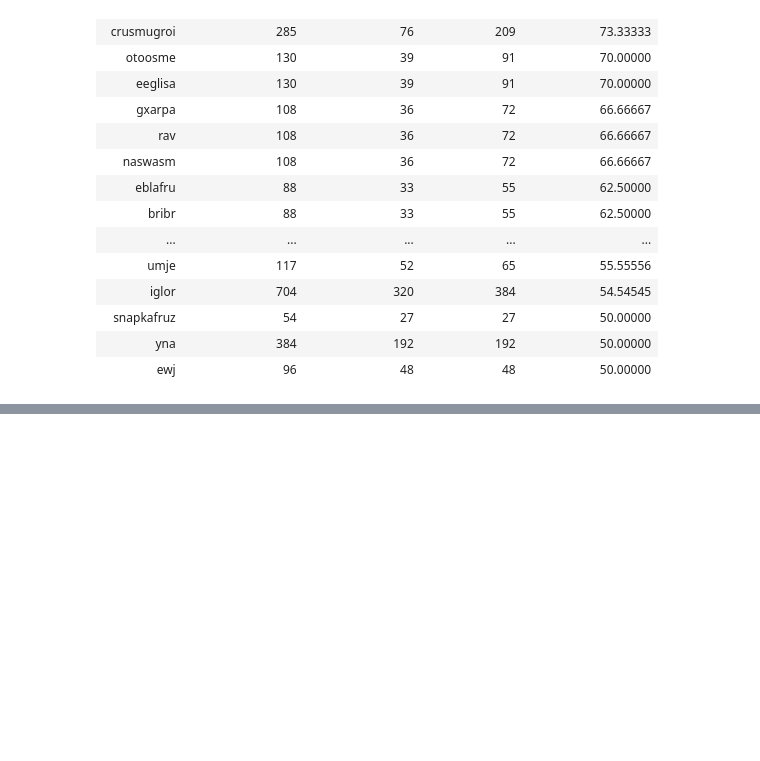
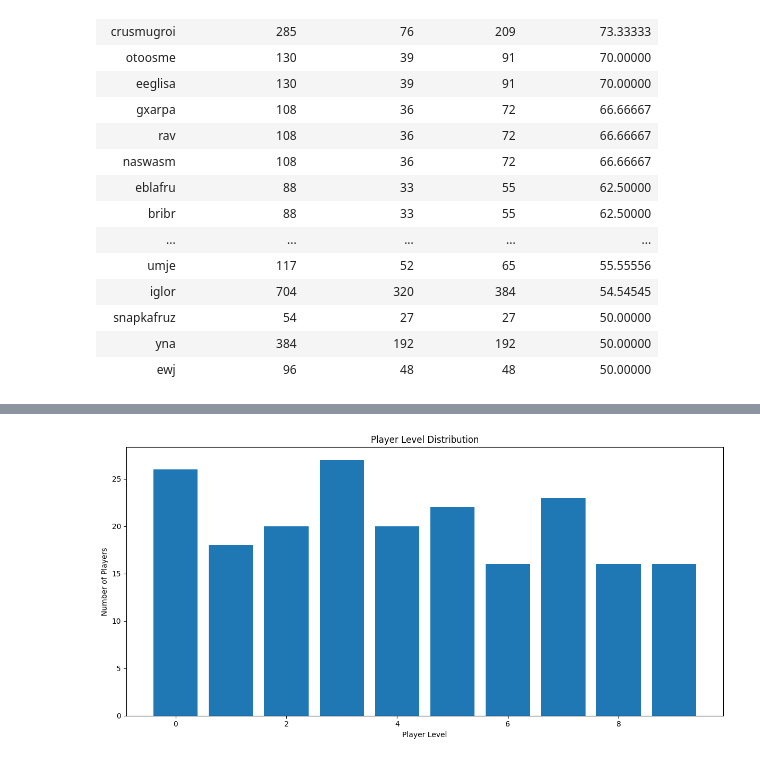
Before and after one commit to nikcho27/game_db, a Jupyter notebook: week4/queries.ipynb, the cells around one changed output, grey strips where cells are left out. Saved outputs shown, nothing was run; the diff lists cells and outputs as text; code cells hidden in the pictures; blank space fills up the shorter version.

```diff
--- a/week4/queries.ipynb
+++ b/week4/queries.ipynb
@@ -3,0 +1,13 @@
+# %%
+import pandas as pd
+import matplotlib.pyplot as plt
+from sqlalchemy import create_engine
+
+# Replace with your database connection information
+db_connection = "mysql://root:2942123@localhost/game_db"
+
+# Execute the SQL query and load the result into a pandas DataFrame
+engine = create_engine(db_connection)
+
+%load_ext sql
+%sql mysql://root:2942123@localhost/game_db
@@ -181,0 +392,25 @@ LIMIT 20;
+# %%
+#i use the logic that 100 experience_points are equal to 1 level
+query = """
+SELECT
+    FLOOR((c.experience_points) / 100) AS player_level,
+    COUNT(*) AS number_of_players
+FROM
+    `character` AS c
+GROUP BY
+    player_level
+ORDER BY
+		player_level DESC;
+"""
+df = pd.read_sql(query, con=engine)
+
+# Create a bar chart to visualize the player level distribution
+plt.figure(figsize=(12, 6))
+plt.bar(df['player_level'], df['number_of_players'], width=0.8, align='center')
+plt.xlabel('Player Level')
+plt.ylabel('Number of Players')
+plt.title('Player Level Distribution')
+plt.tight_layout()
+plt.show()
+# %% [output]
+[figure, added]
```
Also changed, not shown: parts of 28 cells of this notebook, 1 other file.
